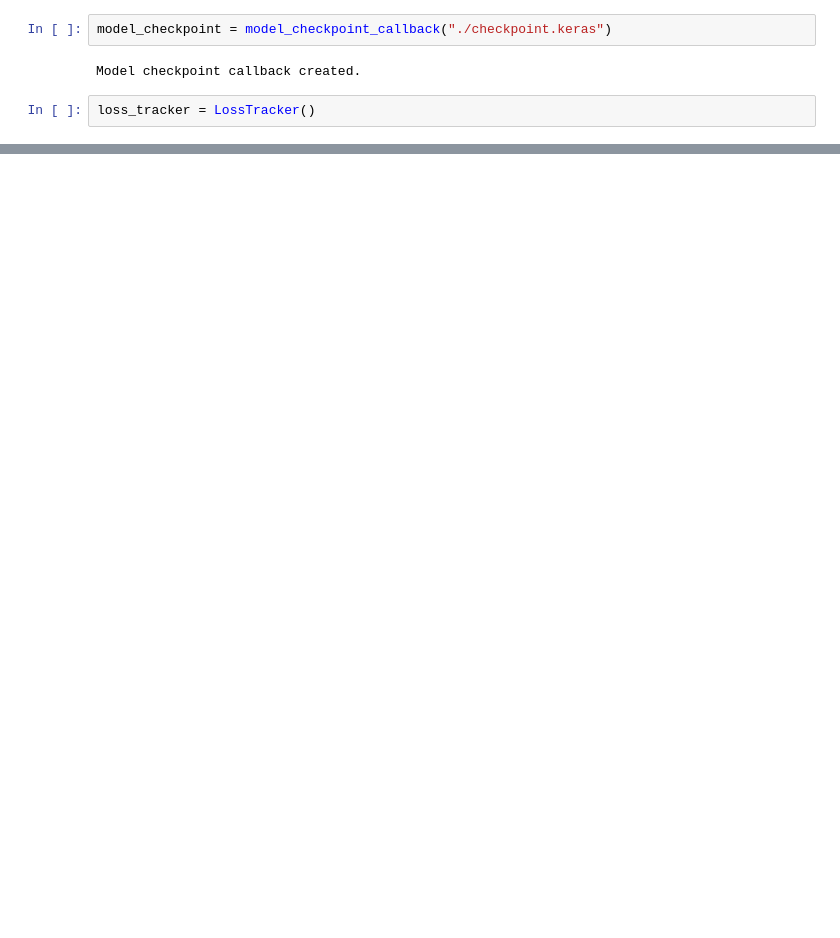
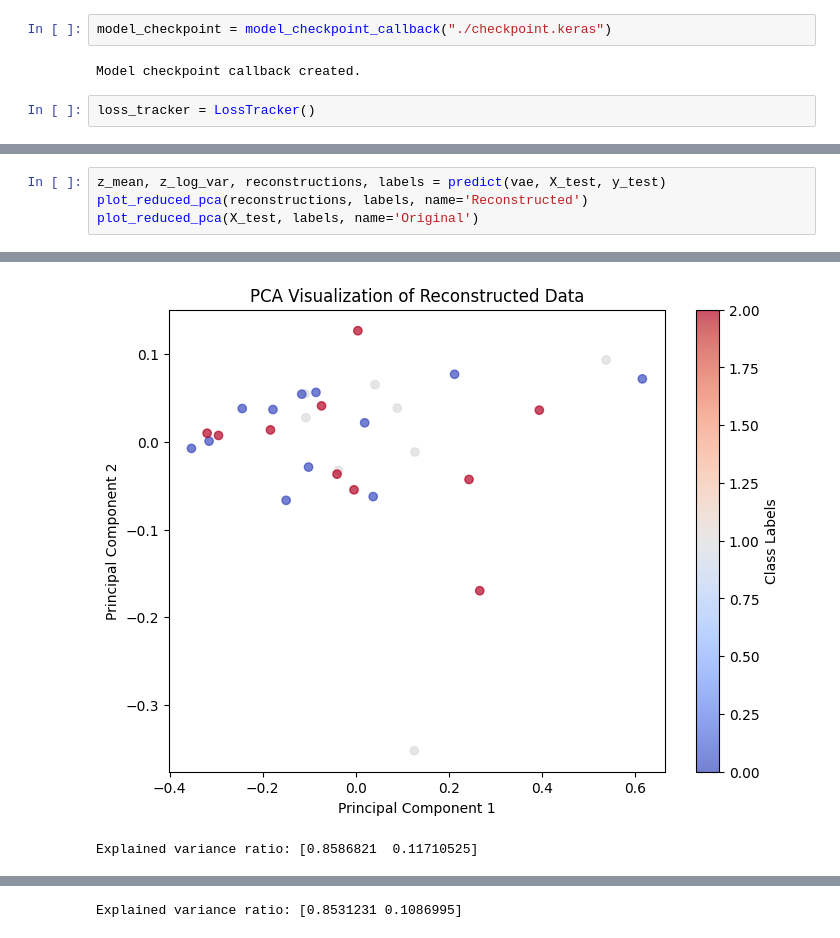
Before and after one commit to faduzin/representation-learning-vae, a Jupyter notebook: notebooks/02_vae_analysis.ipynb, the cells around one changed output, grey strips where cells are left out. Cells and saved outputs as stored; diff of their text form; blank space fills up the shorter version.

```diff
--- a/notebooks/02_vae_analysis.ipynb
+++ b/notebooks/02_vae_analysis.ipynb
@@ -125,0 +125,5 @@ Max value of data: 2.4382096121010415
+# %%
+z_mean, z_log_var, reconstructions, labels = predict(vae, X_test, y_test)
+plot_reduced_pca(reconstructions, labels, name='Reconstructed')
+plot_reduced_pca(X_test, labels, name='Original')
+# %% [output]
@@ -125,0 +131,2 @@ Max value of data: 2.4382096121010415
+[figure, added]
+Explained variance ratio: [0.8586821  0.11710525]
@@ -125,0 +134 @@ Max value of data: 2.4382096121010415
+Explained variance ratio: [0.8531231 0.1086995]
```
Also changed, not shown: parts of 9 cells of this notebook.
